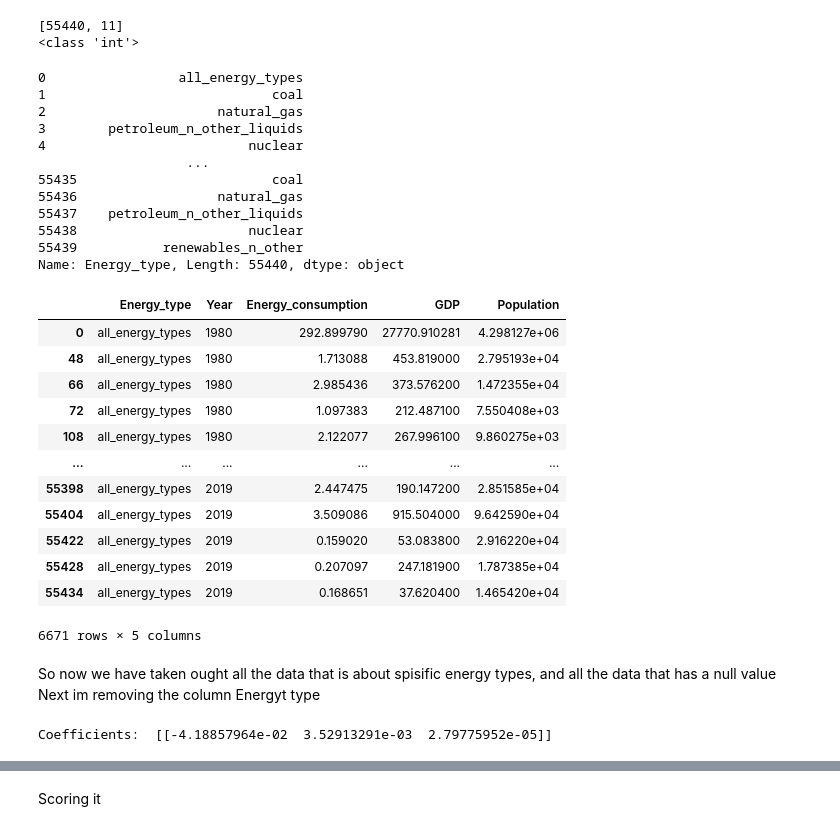
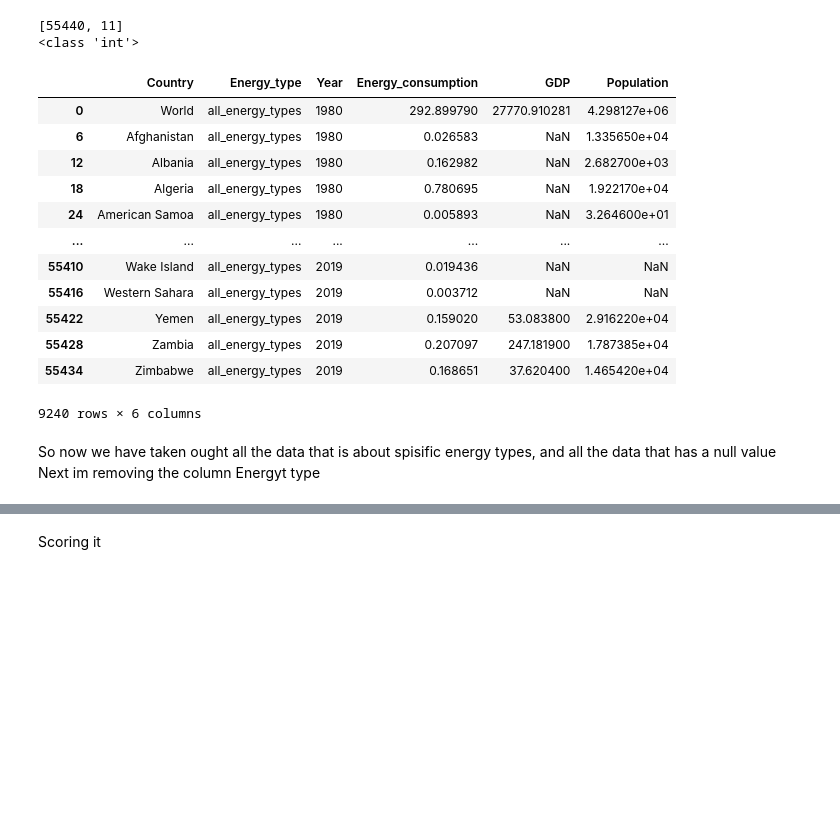
Before and after one commit to Kai369/python-4-class, a Jupyter notebook: its AI/final project/FinalProject.ipynb, the cells around one changed output, grey strips where cells are left out. Saved outputs shown, nothing was run; the diff lists cells and outputs as text; code cells hidden in the pictures; blank space fills up the shorter version.

```diff
--- a/its AI/final project/FinalProject.ipynb
+++ b/its AI/final project/FinalProject.ipynb
@@ -32,41 +35,27 @@ print(type(rowsofdata))
 # %%
 #cleaning data as we only need some data
 
-CDF = DF[["Energy_type","Year",	"Energy_consumption",	"GDP",	"Population"]]
+CDF = DF[["Country", "Energy_type","Year",	"Energy_consumption",	"GDP",	"Population"]]
 
-CDF.head(7)
-print(CDF["Energy_type"])
 #removing all non genral energy types
 CDF = CDF[(CDF['Energy_type'] == 'all_energy_types')]
 #removing all rows with "NaN"
-CDF = CDF.dropna()
+
 CDF.head(rowsofdata)
 # %% [output]
+|  | Country | Energy_type | Year | Energy_consumption | GDP | Population |
+| 0 | World | all_energy_types | 1980 | 292.899790 | 27770.910281 | 4.298127e+06 |
+| 6 | Afghanistan | all_energy_types | 1980 | 0.026583 | NaN | 1.335650e+04 |
+| 12 | Albania | all_energy_types | 1980 | 0.162982 | NaN | 2.682700e+03 |
+| 18 | Algeria | all_energy_types | 1980 | 0.780695 | NaN | 1.922170e+04 |
+| 24 | American Samoa | all_energy_types | 1980 | 0.005893 | NaN | 3.264600e+01 |
+| ... | ... | ... | ... | ... | ... | ... |
+| 55410 | Wake Island | all_energy_types | 2019 | 0.019436 | NaN | NaN |
+| 55416 | Western Sahara | all_energy_types | 2019 | 0.003712 | NaN | NaN |
+| 55422 | Yemen | all_energy_types | 2019 | 0.159020 | 53.083800 | 2.916220e+04 |
+| 55428 | Zambia | all_energy_types | 2019 | 0.207097 | 247.181900 | 1.787385e+04 |
+| 55434 | Zimbabwe | all_energy_types | 2019 | 0.168651 | 37.620400 | 1.465420e+04 |
-0                 all_energy_types
-1                             coal
-2                      natural_gas
-3        petroleum_n_other_liquids
-4                          nuclear
-                   ...
-55435                         coal
-55436                  natural_gas
-55437    petroleum_n_other_liquids
-55438                      nuclear
-55439           renewables_n_other
-Name: Energy_type, Length: 55440, dtype: object
+9240 rows × 6 columns
-|  | Energy_type | Year | Energy_consumption | GDP | Population |
-| 0 | all_energy_types | 1980 | 292.899790 | 27770.910281 | 4.298127e+06 |
-| 48 | all_energy_types | 1980 | 1.713088 | 453.819000 | 2.795193e+04 |
-| 66 | all_energy_types | 1980 | 2.985436 | 373.576200 | 1.472355e+04 |
-| 72 | all_energy_types | 1980 | 1.097383 | 212.487100 | 7.550408e+03 |
-| 108 | all_energy_types | 1980 | 2.122077 | 267.996100 | 9.860275e+03 |
-| ... | ... | ... | ... | ... | ... |
-| 55398 | all_energy_types | 2019 | 2.447475 | 190.147200 | 2.851585e+04 |
-| 55404 | all_energy_types | 2019 | 3.509086 | 915.504000 | 9.642590e+04 |
-| 55422 | all_energy_types | 2019 | 0.159020 | 53.083800 | 2.916220e+04 |
-| 55428 | all_energy_types | 2019 | 0.207097 | 247.181900 | 1.787385e+04 |
-| 55434 | all_energy_types | 2019 | 0.168651 | 37.620400 | 1.465420e+04 |
-6671 rows × 5 columns
 # %% [markdown]
 So now we have taken ought all the data that is about spisific energy types, and all the data that has a null value
 Next im removing the column Energyt type
@@ -75,14 +63,0 @@ fdf = CDF[["Year",	"Energy_consumption",	"GDP",	"Population"]]
-# %%
-msk = np.random.rand(len(fdf)) < 0.8
-train = fdf[msk]
-test = fdf[~msk]
-
-regr = linear_model.LinearRegression()
-# we put all indipents into the x,
-X = np.asanyarray(train[["Year", "GDP",	"Population"]])
-y = np.asanyarray(train[["Energy_consumption"]])
-regr.fit (X, y)
-# The coefficients
-print ('Coefficients: ', regr.coef_)
-# %% [output]
-Coefficients:  [[-4.18857964e-02  3.52913291e-03  2.79775952e-05]]
```
Also changed, not shown: parts of 17 cells of this notebook, 1 other file.
